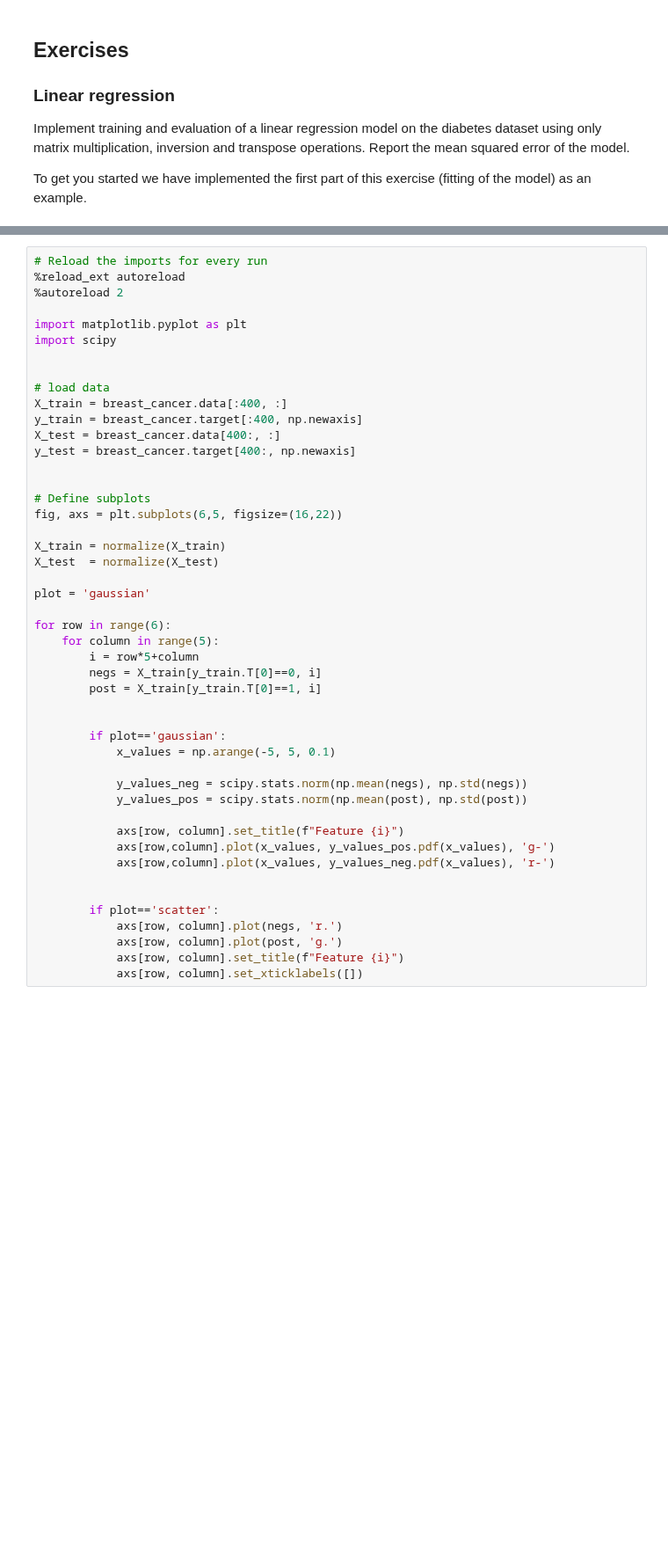
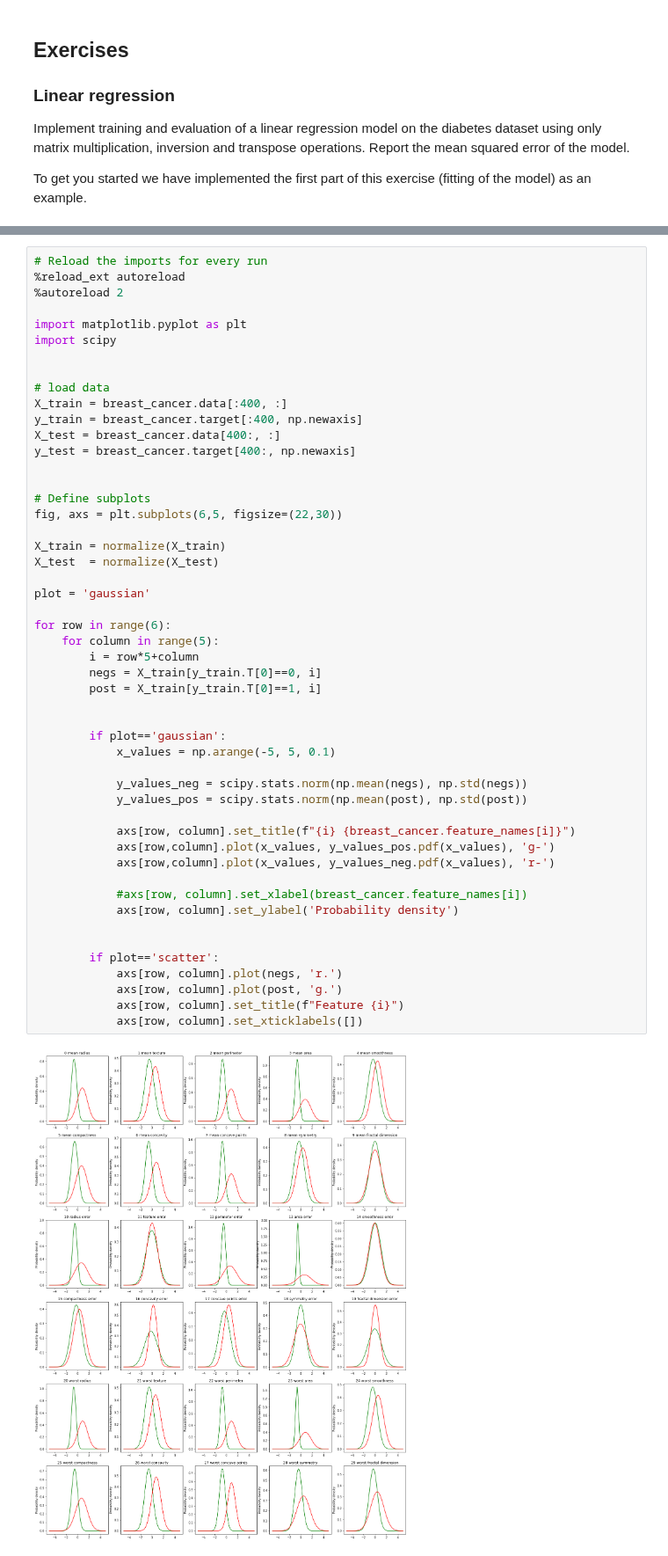
Before and after one commit to VincentV0/8dm50-machine-learning, a Jupyter notebook: practicals/week_1.ipynb, the cells around one changed output, grey strips where cells are left out. Shown at 88% size. Drawn from its saved outputs; the diff is of its cells as text; blank space fills up the shorter version.

```diff
--- a/practicals/week_1.ipynb
+++ b/practicals/week_1.ipynb
@@ -344,33 +449,38 @@ y_test = breast_cancer.target[400:, np.newaxis]
 
 
 # Define subplots
-fig, axs = plt.subplots(6,5, figsize=(16,22))
+fig, axs = plt.subplots(6,5, figsize=(22,30))
 
 X_train = normalize(X_train)
 X_test  = normalize(X_test)
 
 plot = 'gaussian'
 
 for row in range(6):
     for column in range(5):
         i = row*5+column
         negs = X_train[y_train.T[0]==0, i]
         post = X_train[y_train.T[0]==1, i]
 
 
         if plot=='gaussian':
             x_values = np.arange(-5, 5, 0.1)
 
             y_values_neg = scipy.stats.norm(np.mean(negs), np.std(negs))
             y_values_pos = scipy.stats.norm(np.mean(post), np.std(post))
 
-            axs[row, column].set_title(f"Feature {i}")
+            axs[row, column].set_title(f"{i} {breast_cancer.feature_names[i]}")
             axs[row,column].plot(x_values, y_values_pos.pdf(x_values), 'g-')
             axs[row,column].plot(x_values, y_values_neg.pdf(x_values), 'r-')
+
+            #axs[row, column].set_xlabel(breast_cancer.feature_names[i])
+            axs[row, column].set_ylabel('Probability density')
 
 
         if plot=='scatter':
             axs[row, column].plot(negs, 'r.')
             axs[row, column].plot(post, 'g.')
             axs[row, column].set_title(f"Feature {i}")
             axs[row, column].set_xticklabels([])
+# %% [output]
+[figure, added]
```
Also changed, not shown: parts of 14 cells of this notebook.
